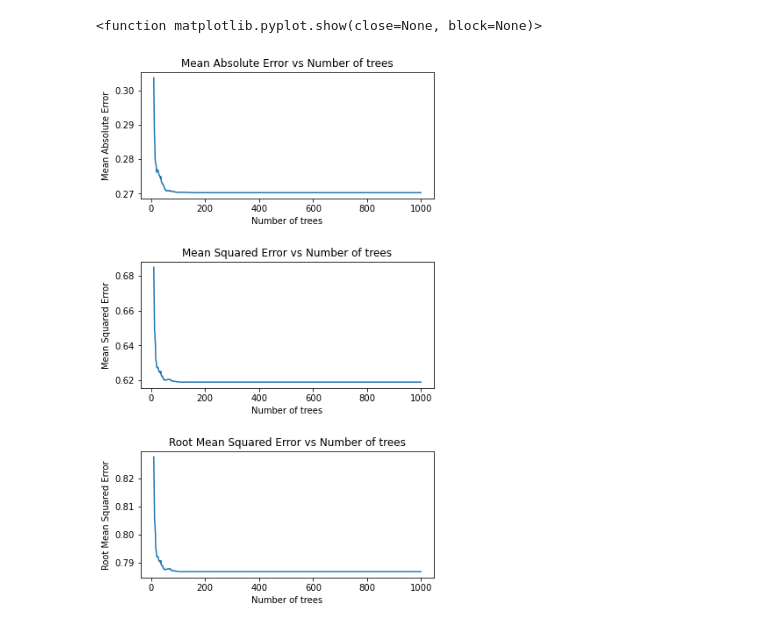
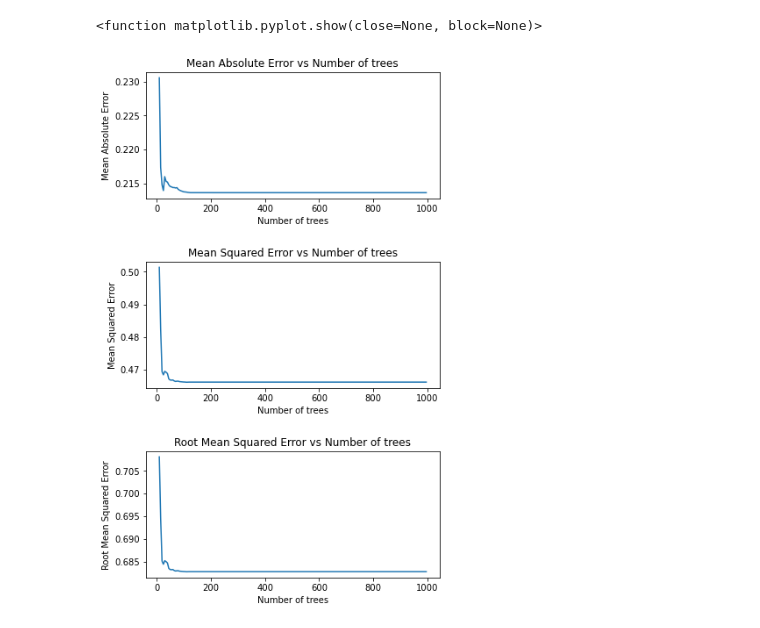
Before and after one commit to EMAT31530/green-team-repo-2, a Jupyter notebook: Random forests/HS - Carbon/XGBoosting/180321_XGBoosting_Parameter optimisation.ipynb, the cells around one changed output. Saved outputs shown, nothing was run; the diff lists cells and outputs as text; code cells hidden in the pictures.

```diff
--- a/Random forests/HS - Carbon/XGBoosting/180321_XGBoosting_Parameter optimisation.ipynb
+++ b/Random forests/HS - Carbon/XGBoosting/180321_XGBoosting_Parameter optimisation.ipynb
@@ -23,6 +24,6 @@ nutrition = pd.read_csv("./Nutrition_Full_Features.csv")
 #extracting the nutrition data, labelling X, for null data set
 #X = nutrition.iloc[:,16:]
 #extracting the greenhouse gas emissions
-y = nutrition.iloc[:,9:10]
+y = nutrition.iloc[:,7:8]
 y
-y = np.ravel(y)
+#y = np.ravel(y)
@@ -29,8 +44,5 @@ y = np.ravel(y)
 # %%
 #extracting the nutrition data, labelling X as this is the input to the SKlearn algorithm
 X = nutrition.iloc[:,11:]
-#extracting the greenhouse gas emissions
-y = nutrition.iloc[:,7:8]
-y = np.ravel(y)
-print(np.mean(y))
+X
 # %% [output]
@@ -45,3 +69,4 @@ X_train, X_val, y_train, y_val = train_test_split(X_train_val,y_train_val,test_s
 # %%
 model = XGBRegressor(n_estimators=50)
 model.fit(X_train, y_train)
+y_pred = model.predict(X_test)
@@ -75,7 +91,7 @@ mse = []
 mae = []
 rmse = []
 
-for i in range(10,1000,1):
+for i in range(10,1000,5):
     model = XGBRegressor(n_estimators=i)
     model.fit(X_train, y_train)
     y_pred = model.predict(X_test)
@@ -88,32 +104,32 @@ for i in range(10,1000,1):
     mae.append(Mean_Absolute_Error)
 # %%
 #creating a list of the number of estimators for ploting
-Number_estimators = list(range(10,1000,1))
+Number_estimators = list(range(10,1000,5))
 
 
 fig = plt.figure()
 Absolute = plt.subplot(311)
 Absolute.title.set_text('Mean Absolute Error vs Number of trees')
 plt.plot(Number_estimators,mae)
 plt.ylabel('Mean Absolute Error')
 plt.xlabel('Number of trees')
 plt.show
 
 Square = plt.subplot(312)
 Square.title.set_text('Mean Squared Error vs Number of trees')
 plt.plot(Number_estimators,mse)
 plt.ylabel('Mean Squared Error')
 plt.xlabel('Number of trees')
 plt.show
 
 Root = plt.subplot(313)
 Root.title.set_text('Root Mean Squared Error vs Number of trees')
 plt.plot(Number_estimators,rmse)
 plt.ylabel('Root Mean Squared Error')
 plt.xlabel('Number of trees')
 plt.subplots_adjust(top= 4, bottom=2, wspace=1, hspace=0.5)
 plt.savefig('Error Plots')
 plt.show
 # %% [output]
 <function matplotlib.pyplot.show(close=None, block=None)>
-[figure, old version]
+[figure, new version]
```
Also changed, not shown: parts of 8 cells of this notebook, 1 other file.
